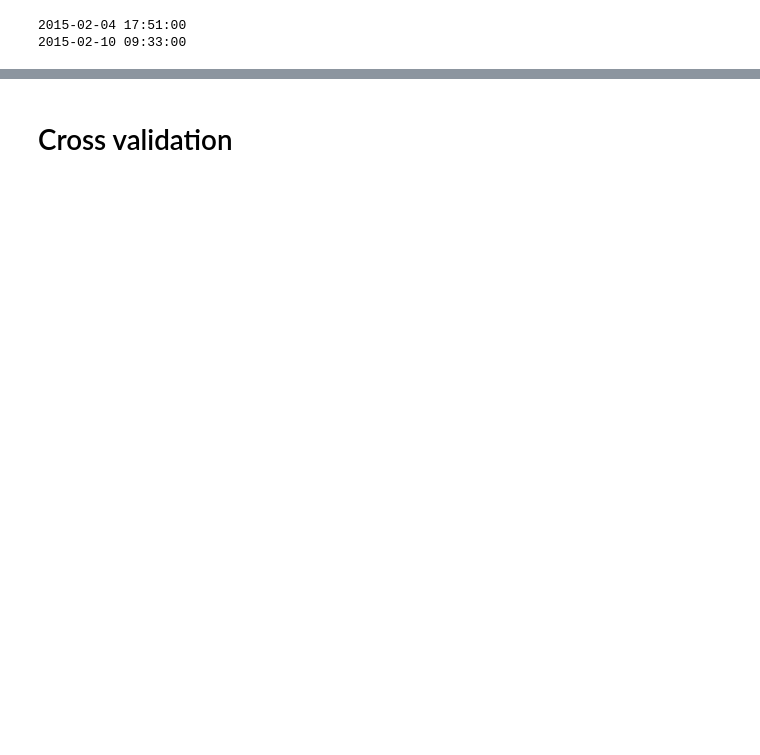
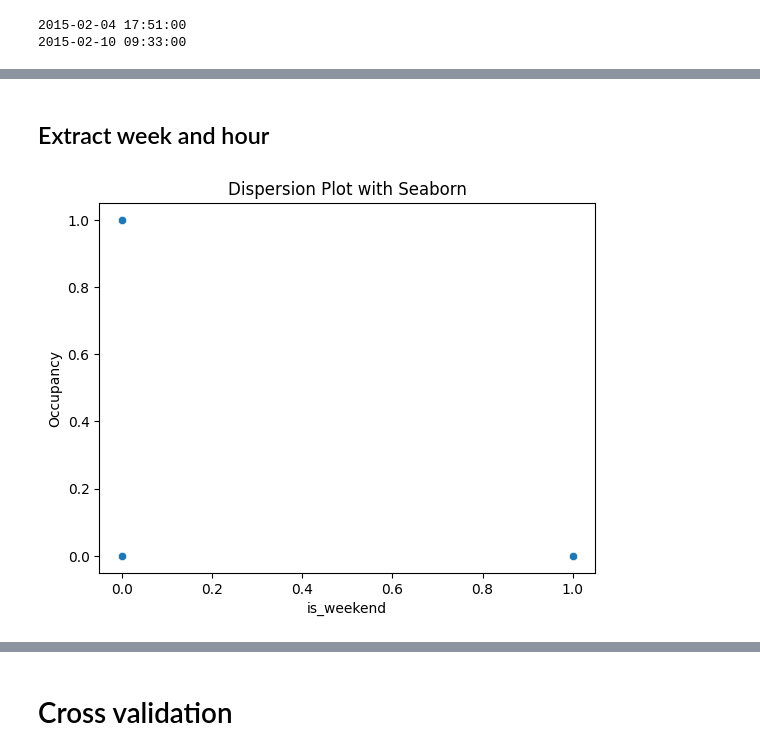
Before and after one commit to adelchi91/room_presence_detector, a Jupyter notebook: classifier.ipynb, the cells around one changed output, grey strips where cells are left out. Drawn from its saved outputs; the diff is of its cells as text; code cells hidden in the pictures; blank space fills up the shorter version.

```diff
--- a/classifier.ipynb
+++ b/classifier.ipynb
@@ -80,0 +169,12 @@ print(df["date"].max())
+# %% [markdown]
+## Extract week and hour
+# %%
+df['date_formatted'] = pd.to_datetime(df['date'], format='%Y-%m-%d %H:%M:%S')
+# %%
+# Extract day of the week (Monday is 0 and Sunday is 6)
+df['is_weekend'] = df['date_formatted'].dt.dayofweek // 5 == 1
+sns.scatterplot(x='is_weekend', y='Occupancy', data=df)
+plt.title('Dispersion Plot with Seaborn')
+plt.show()
+# %% [output]
+[figure, added]
```
Also changed, not shown: parts of 38 cells of this notebook.
